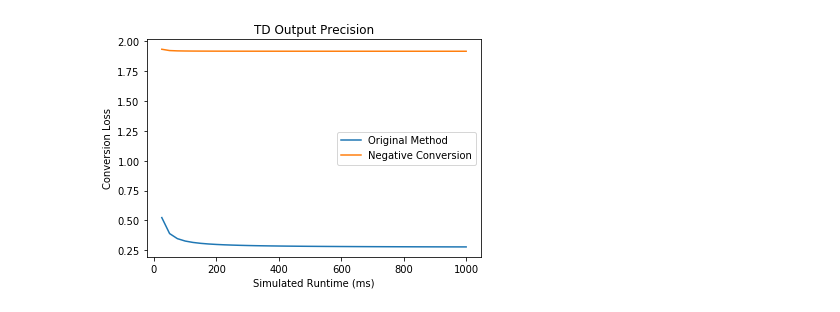
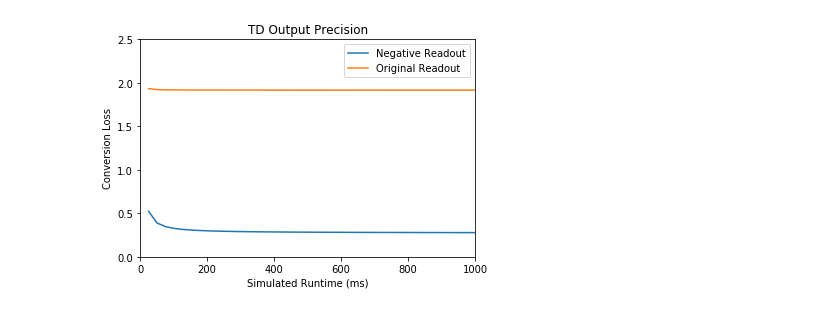
Before and after one commit to sharath/sequence-learning, a Jupyter notebook: results/runtime.ipynb, the cells around one changed output. Cells and saved outputs as stored; diff of their text form; code cells hidden in the pictures.

```diff
--- a/results/runtime.ipynb
+++ b/results/runtime.ipynb
@@ -47,13 +47,15 @@ for k, v in data.items():
 clean2.sort(key=lambda x : x[0])
 clean2 = np.array(clean2)
 # %%
-plt.plot(clean1[:,0], clean1[:,1], label='Original Method')
-plt.plot(clean2[:,0], clean2[:,1], label='Negative Conversion')
+plt.plot(clean1[:,0], clean1[:,1], label='Negative Readout')
+plt.plot(clean2[:,0], clean2[:,1], label='Original Readout')
+plt.xlim(0, 1000)
+plt.ylim(0, 2.5)
 plt.title('TD Output Precision')
 plt.ylabel('Conversion Loss')
 plt.xlabel('Simulated Runtime (ms)')
 plt.legend()
-plt.savefig('conversion-loss.png', dpi=200)
+plt.savefig('conversion-loss.png', dpi=200, bbox_inches='tight')
 plt.savefig('conversion-loss.pdf', dpi=200)
 # %% [output]
-[figure, old version]
+[figure, new version]
```
Also changed, not shown: 10 other files.
